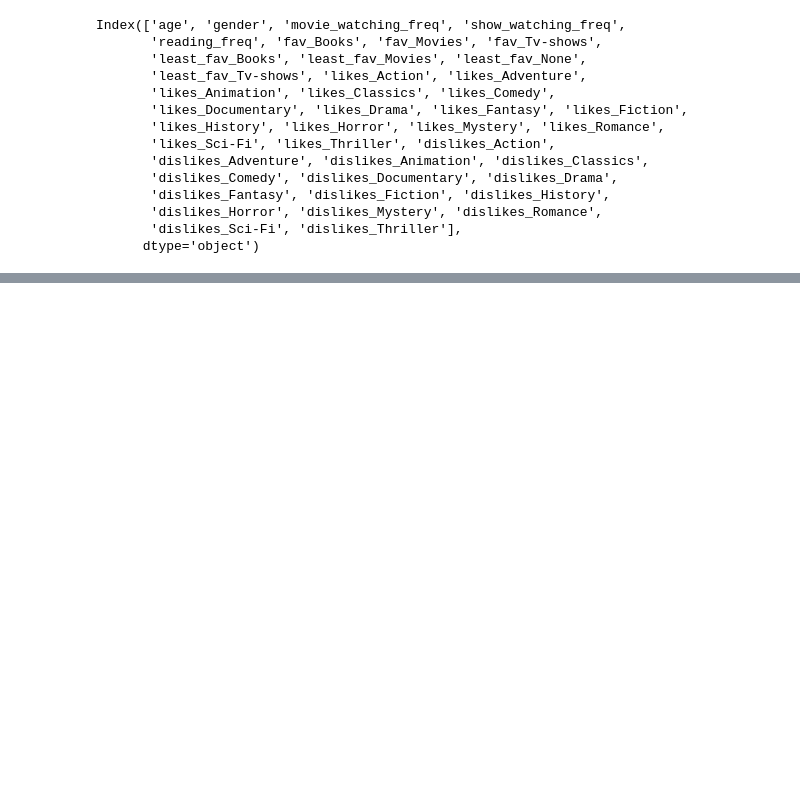
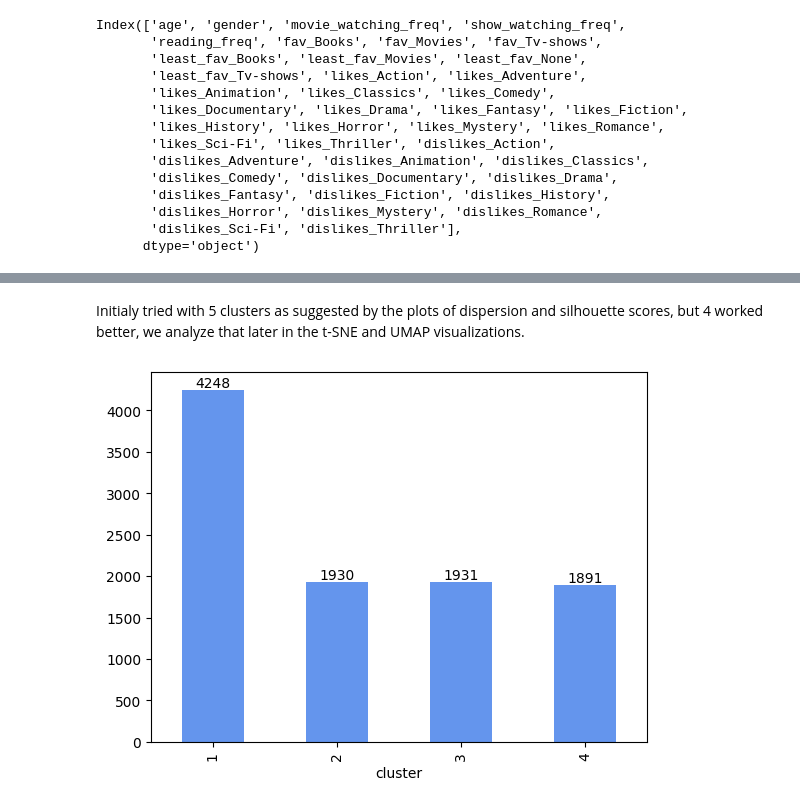
Before and after one commit to xandga/Capstone-Project, a Jupyter notebook: Clustering.ipynb, the cells around one changed output, grey strips where cells are left out. Saved outputs shown, nothing was run; the diff lists cells and outputs as text; code cells hidden in the pictures; blank space fills up the shorter version.

Commit message:
update in Clustering

```diff
--- a/Clustering.ipynb
+++ b/Clustering.ipynb
@@ -161,3 +224,8 @@ Index(['age', 'gender', 'movie_watching_freq', 'show_watching_freq',
+# %%
+data_clustering = users_encoded
+# %%
+feat_scaler = MinMaxScaler()
+data_scaled = feat_scaler.fit_transform(data_clustering)
 # %%
 dispersion = []
 for k in range(1, 20):
@@ -179,0 +270,22 @@ plt.show()
+# %% [markdown]
+Initialy tried with 5 clusters as suggested by the plots of dispersion and silhouette scores, but 4 worked better, we analyze that later in the t-SNE and UMAP visualizations.
+# %%
+kmeans_solution = KMeans(n_clusters=4, random_state=42).fit(data_scaled)
+cluster_labels = kmeans_solution.predict(data_scaled)
+cluster_labels += 1  # Add 1 to shift the labels from 0-3 to 1-4
+data_clustering['cluster'] = cluster_labels
+# %%
+# Group the data by 'cluster' and calculate the size of each group
+cluster_counts = data_clustering.groupby('cluster').size()
+
+# Create the bar plot
+ax = cluster_counts.plot(kind='bar', color='cornflowerblue')
+
+# Add text annotations above each bar
+for i, count in enumerate(cluster_counts):
+    ax.text(i, count, str(count), ha='center', va='bottom')
+
+# Display the plot
+plt.show()
+# %% [output]
+[figure, added]
```
Also changed, not shown: parts of 25 cells of this notebook.
